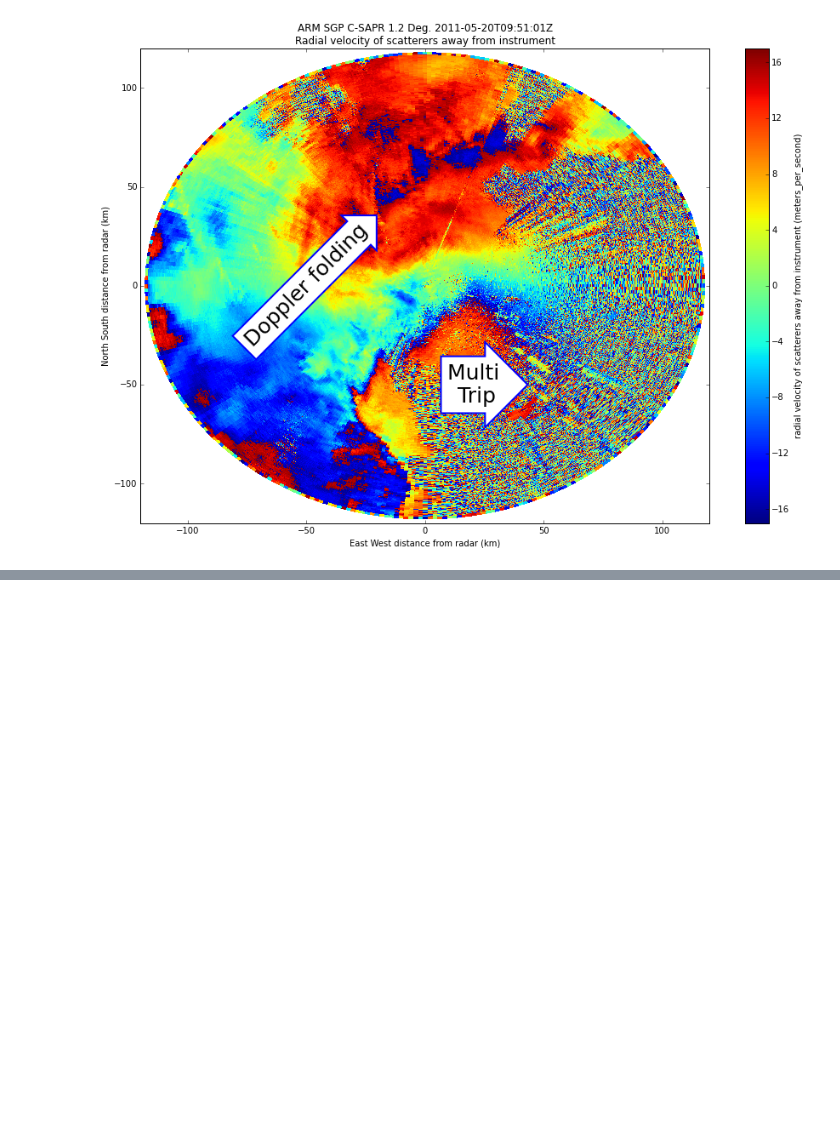
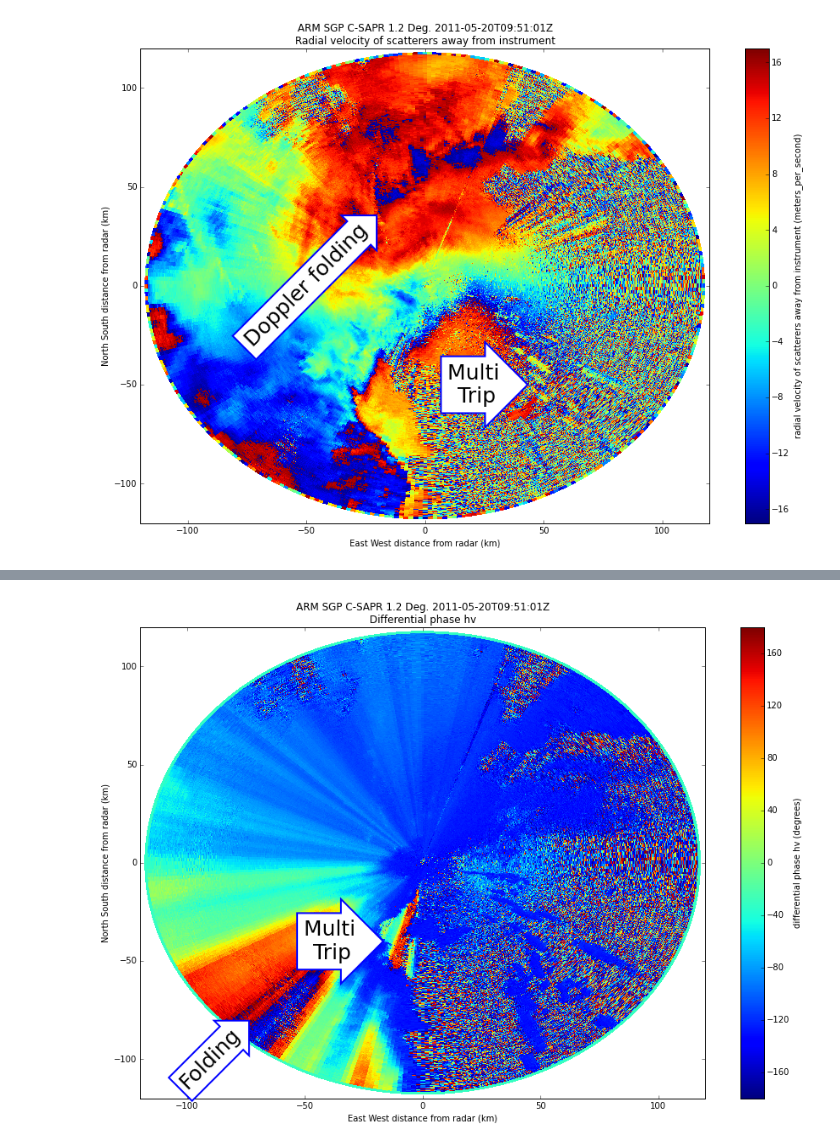
Before and after one commit to ANL-DIGR/openvap, a Jupyter notebook: development/cmac2/notebooks/1 exploration of X and C SAPR data and texture.ipynb, the cells around one changed output, grey strips where cells are left out. Saved outputs shown, nothing was run; the diff lists cells and outputs as text; code cells hidden in the pictures; blank space fills up the shorter version.

```diff
--- a/development/cmac2/notebooks/1 exploration of X and C SAPR data and texture.ipynb
+++ b/development/cmac2/notebooks/1 exploration of X and C SAPR data and texture.ipynb
@@ -109,0 +143,17 @@ $a=\int x dx$
+# %%
+display = pyart.graph.RadarDisplay(csapr_radar)
+fig = plt.figure(figsize = [15,10])
+display.plot_ppi('differential_phase', sweep = 1, vmin = -180, vmax = 180)
+bbox_props = dict(boxstyle="rarrow,pad=0.3", fc="white", ec="b", lw=2)
+
+display.set_limits(xlim = [-120, 120], ylim = [-120, 120])
+
+t = plt.gca().text(-90, -100, "Folding", ha="center", va="center", rotation=45,
+            size=25,
+            bbox=bbox_props)
+
+t2 = plt.gca().text(-40, -40, "Multi \n Trip", ha="center", va="center", rotation=0,
+            size=25,
+            bbox=bbox_props)
+# %% [output]
+[figure, added]
```
Also changed, not shown: parts of 5 cells of this notebook.
